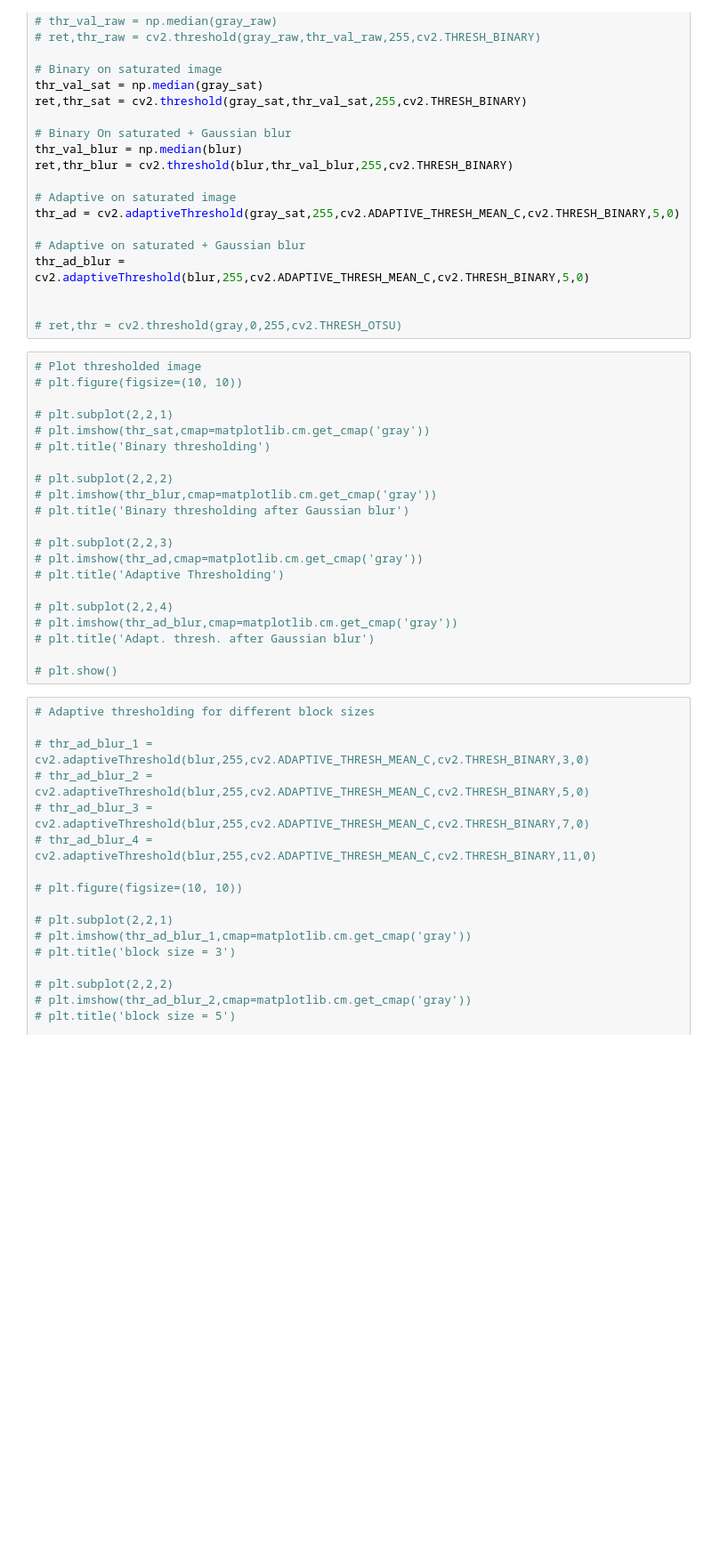
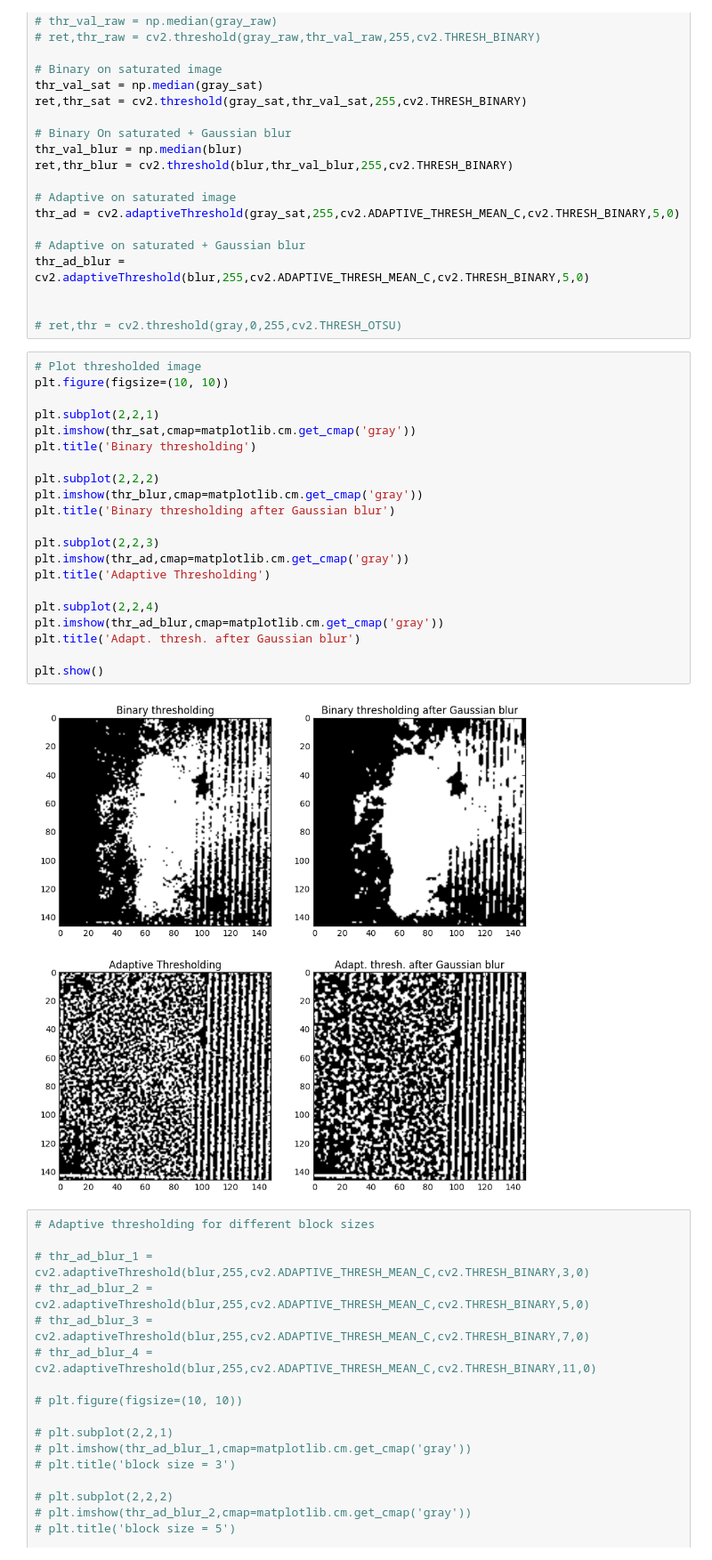
Before and after one commit to liu963/insight-project, a Jupyter notebook: pattern-recognition/PatternRecognition.ipynb, the cells around one changed output. Shown at 89% size. Cells and saved outputs as stored; diff of their text form; blank space fills up the shorter version.

```diff
--- a/pattern-recognition/PatternRecognition.ipynb
+++ b/pattern-recognition/PatternRecognition.ipynb
@@ -195,25 +195,27 @@ thr_ad_blur = cv2.adaptiveThreshold(blur,255,cv2.ADAPTIVE_THRESH_MEAN_C,cv2.THRE
 # ret,thr = cv2.threshold(gray,0,255,cv2.THRESH_OTSU)
 # %%
 # Plot thresholded image
-# plt.figure(figsize=(10, 10))
+plt.figure(figsize=(10, 10))
 
-# plt.subplot(2,2,1)
-# plt.imshow(thr_sat,cmap=matplotlib.cm.get_cmap('gray'))
-# plt.title('Binary thresholding')
+plt.subplot(2,2,1)
+plt.imshow(thr_sat,cmap=matplotlib.cm.get_cmap('gray'))
+plt.title('Binary thresholding')
 
-# plt.subplot(2,2,2)
-# plt.imshow(thr_blur,cmap=matplotlib.cm.get_cmap('gray'))
-# plt.title('Binary thresholding after Gaussian blur')
+plt.subplot(2,2,2)
+plt.imshow(thr_blur,cmap=matplotlib.cm.get_cmap('gray'))
+plt.title('Binary thresholding after Gaussian blur')
 
-# plt.subplot(2,2,3)
-# plt.imshow(thr_ad,cmap=matplotlib.cm.get_cmap('gray'))
-# plt.title('Adaptive Thresholding')
+plt.subplot(2,2,3)
+plt.imshow(thr_ad,cmap=matplotlib.cm.get_cmap('gray'))
+plt.title('Adaptive Thresholding')
 
-# plt.subplot(2,2,4)
-# plt.imshow(thr_ad_blur,cmap=matplotlib.cm.get_cmap('gray'))
-# plt.title('Adapt. thresh. after Gaussian blur')
+plt.subplot(2,2,4)
+plt.imshow(thr_ad_blur,cmap=matplotlib.cm.get_cmap('gray'))
+plt.title('Adapt. thresh. after Gaussian blur')
 
-# plt.show()
+plt.show()
+# %% [output]
+[figure, added]
 # %%
 # Adaptive thresholding for different block sizes
 
```
Also changed, not shown: parts of 8 cells of this notebook, 4 other files.
